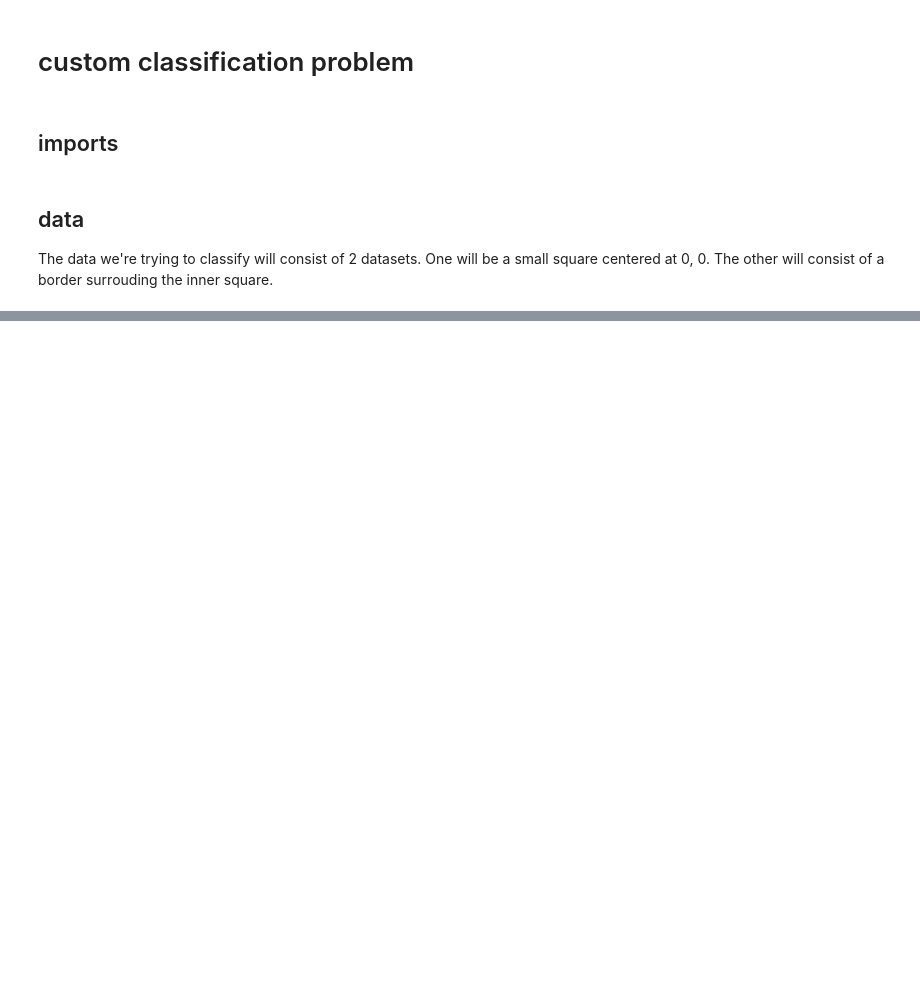
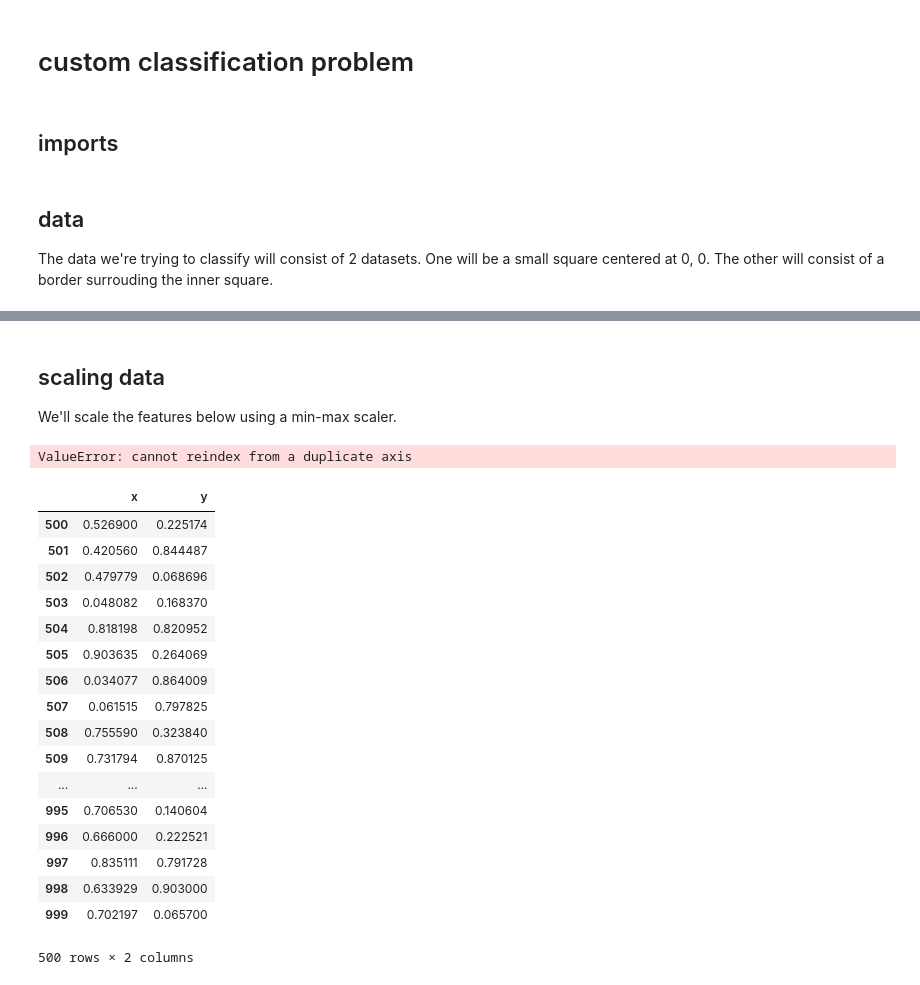
Before and after one commit to zfreedman/tfnn, a Jupyter notebook: code/simple_nn/Untitled.ipynb, the cells around one changed output, grey strips where cells are left out. Cells and saved outputs as stored; diff of their text form; code cells hidden in the pictures; blank space fills up the shorter version.

Commit message:
feat: Scaled feature columns in new dataset

```diff
--- a/code/simple_nn/Untitled.ipynb
+++ b/code/simple_nn/Untitled.ipynb
@@ -81,0 +87,4 @@ plt.plot(features2[:,0], features2[:,1], "o", label="outer")
+# %%
+df1 = pd.DataFrame(features1, columns=["x", "y"])
+df1["label"] = 0
+df1.head(3)
@@ -81,0 +96,4 @@ plt.plot(features2[:,0], features2[:,1], "o", label="outer")
+# %%
+df2 = pd.DataFrame(features2, columns=["x", "y"])
+df2["label"] = 1
+df2.head(3)
@@ -81,0 +105,3 @@ plt.plot(features2[:,0], features2[:,1], "o", label="outer")
+# %%
+df = pd.concat([df1, df2], axis=0)
+df.sample(n=6)
@@ -81,0 +116,30 @@ plt.plot(features2[:,0], features2[:,1], "o", label="outer")
+# %% [markdown]
+## scaling data
+We'll scale the features below using a min-max scaler.
+# %%
+df_scaled = pd.DataFrame(MinMaxScaler().fit_transform(df[df.columns[:-1]]), columns=["x", "y"])
+df_scaled["label"] = df["label"]
+# df_scaled.sample(6)
+# %% [output]
+ValueError: cannot reindex from a duplicate axis
+# %%
+df_scaled[df.index.duplicated()]
+# %% [output]
+|  | x | y |
+| 500 | 0.526900 | 0.225174 |
+| 501 | 0.420560 | 0.844487 |
+| 502 | 0.479779 | 0.068696 |
+| 503 | 0.048082 | 0.168370 |
+| 504 | 0.818198 | 0.820952 |
+| 505 | 0.903635 | 0.264069 |
+| 506 | 0.034077 | 0.864009 |
+| 507 | 0.061515 | 0.797825 |
+| 508 | 0.755590 | 0.323840 |
+| 509 | 0.731794 | 0.870125 |
+| ... | ... | ... |
+| 995 | 0.706530 | 0.140604 |
+| 996 | 0.666000 | 0.222521 |
+| 997 | 0.835111 | 0.791728 |
+| 998 | 0.633929 | 0.903000 |
+| 999 | 0.702197 | 0.065700 |
+500 rows × 2 columns
```
Also changed, not shown: parts of 8 cells of this notebook.
